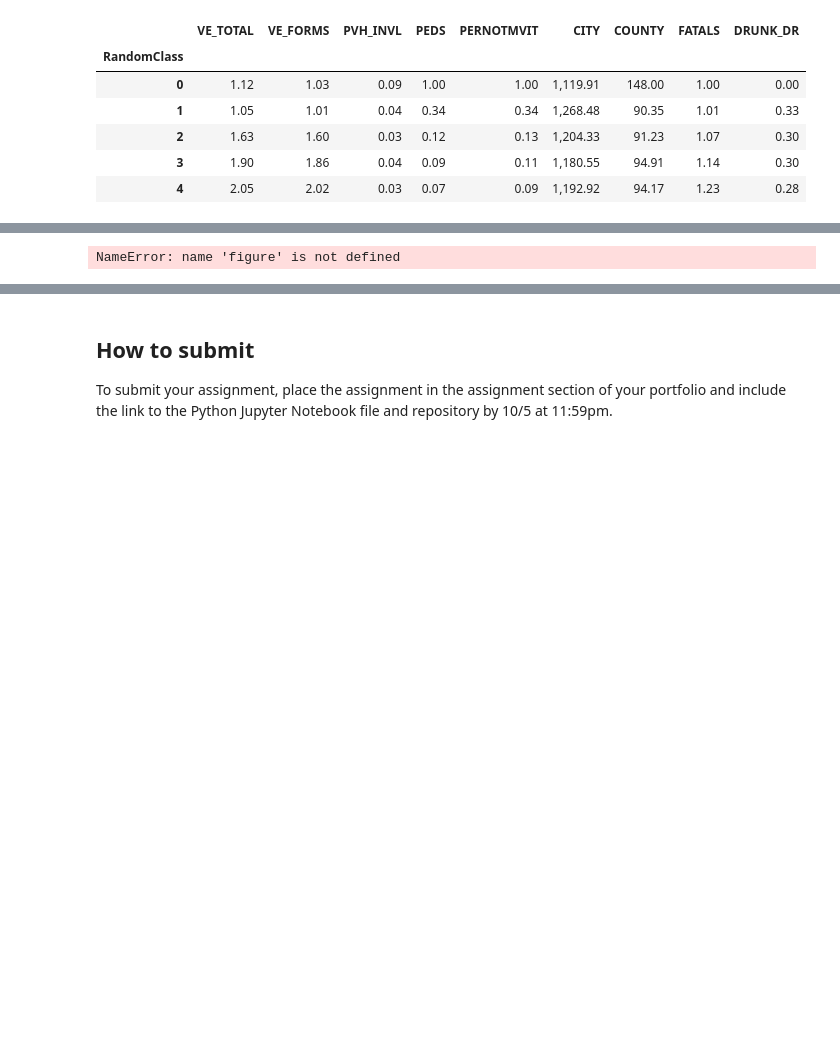
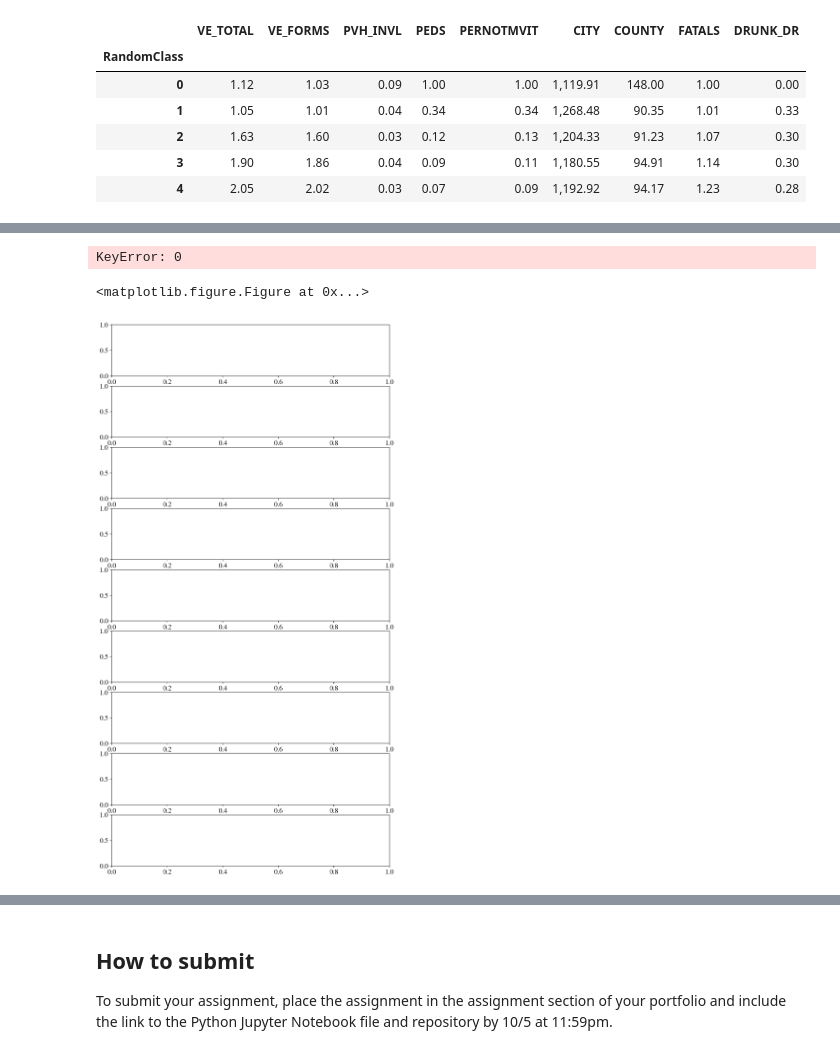
Before and after one commit to bondzy1220/assignments.github.io, a Jupyter notebook: EMSE6992_Assignments/HW1.ipynb, the cells around one changed output, grey strips where cells are left out. Cells and saved outputs as stored; diff of their text form; code cells hidden in the pictures; blank space fills up the shorter version.

```diff
--- a/EMSE6992_Assignments/HW1.ipynb
+++ b/EMSE6992_Assignments/HW1.ipynb
@@ -660,34 +691,36 @@ def remove_border(axes=None, top=False, right=False, left=True, bottom=True):
     if bottom:
         ax.xaxis.tick_bottom()
     if left:
         ax.yaxis.tick_left()
     if right:
         ax.yaxis.tick_right()
 
 
 figure()
 fig, axes=plt.subplots(figsize=(10,20), nrows=len(featurelist1), ncols=1)
 i=0
 colors=[dark2_cmap.mpl_colormap(col) for col in [1.0,0.5,0.0]]
 for ax in axes.flatten():
     features=featurelist1[i]
-    seriesMitoses=df[features]#get the Pandas series
-    minmax=[seriesMitoses.min(), seriesMitoses.max()]
+    seriesdata=df[features] #get the Pandas series
+    minmax=[seriesdata.min(), seriesdata.max()]
     counts=[]
     nbins=30
     histbinslist = np.linspace(minmax[0],  minmax[1], nbins)
-    counts=-np.diff([seriesMitoses[seriesMitoses>x].count() for x in histbinslist]).min()
+    counts=-np.diff([seriesdata[seriesdata>x].count() for x in histbinslist]).min()
     for k,g in df.groupby('RandomClass'):
         style = {'histtype':'step', 'color':colors[k-1], 'alpha':1.0, 'bins':histbinslist, 'label':rmap[k]}
         ax.hist(g[features],**style)
         ax.set_xlim(minmax)
         ax.set_title(features)
         ax.grid(False)
     #construct legend
     ax.set_ylim([0, counts])
     ax.legend()
     i=i+1
 fig.tight_layout()
 show()
 # %% [output]
-NameError: name 'figure' is not defined
+KeyError: 0
+<matplotlib.figure.Figure at 0x...>
+[figure, added]
```
Also changed, not shown: parts of 18 cells of this notebook.
